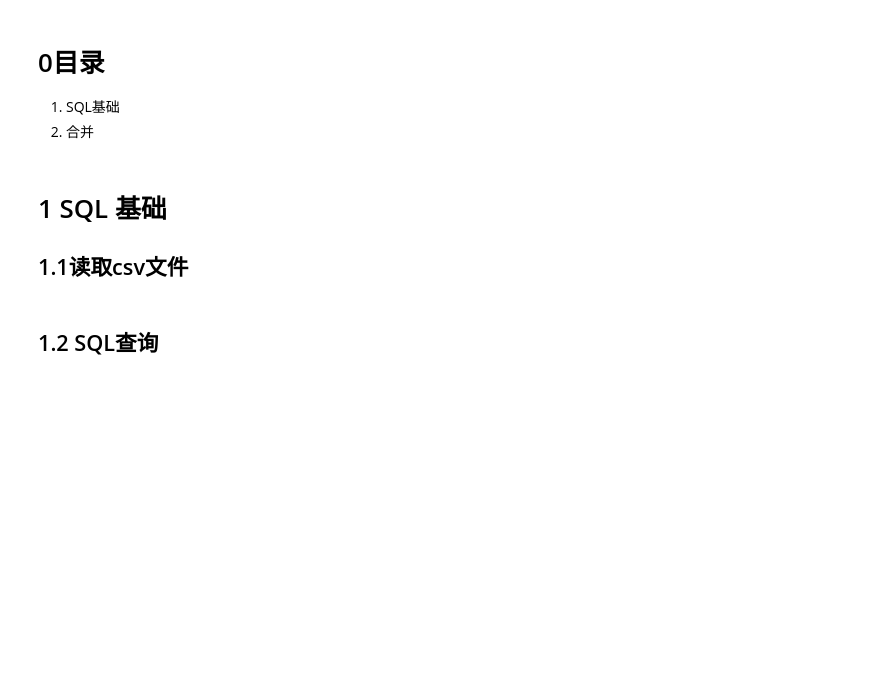
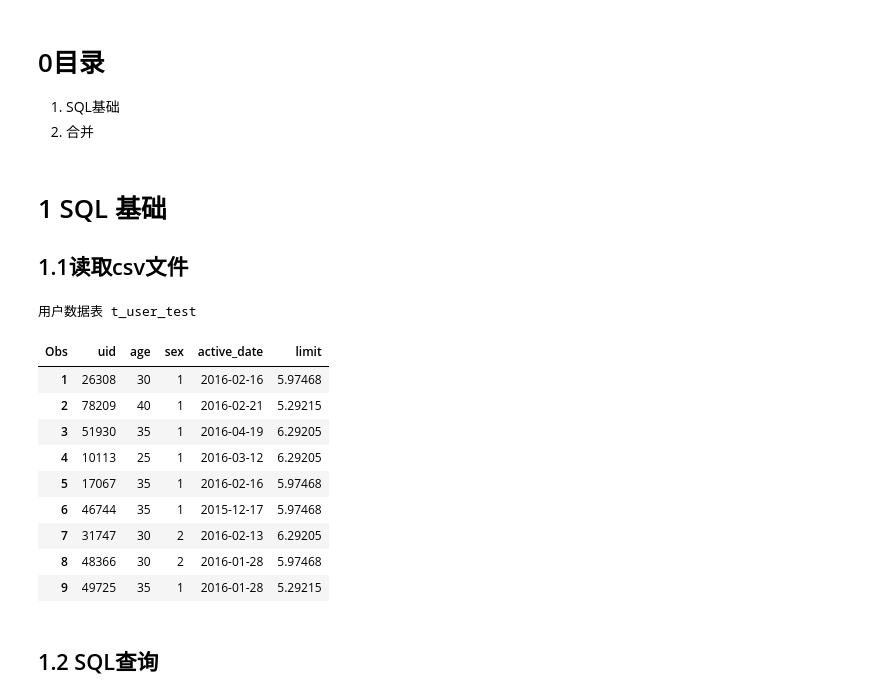
Before and after one commit to yjwang1314/sas, a Jupyter notebook: SQL Tutorial.ipynb, the cells around one changed output. Saved outputs shown, nothing was run; the diff lists cells and outputs as text; code cells hidden in the pictures; blank space fills up the shorter version.

```diff
--- a/SQL Tutorial.ipynb
+++ b/SQL Tutorial.ipynb
@@ -7,17 +7,29 @@
 ## 1.1读取csv文件
 # %%
 data  t_user_test;
-    infile 't_user_test.csv' dlm=',' firstobs = 2;
+    infile 'data/t_user_test.csv' dlm=',' firstobs = 2;
     input uid
         age
         sex
         active_date $10.
         limit;
 run;
 
 proc print data=t_user_test;
     title '用户数据表 t_user_test';
 run;
+# %% [output]
+用户数据表 t_user_test
+| Obs | uid | age | sex | active_date | limit |
+| 1 | 26308 | 30 | 1 | 2016-02-16 | 5.97468 |
+| 2 | 78209 | 40 | 1 | 2016-02-21 | 5.29215 |
+| 3 | 51930 | 35 | 1 | 2016-04-19 | 6.29205 |
+| 4 | 10113 | 25 | 1 | 2016-03-12 | 6.29205 |
+| 5 | 17067 | 35 | 1 | 2016-02-16 | 5.97468 |
+| 6 | 46744 | 35 | 1 | 2015-12-17 | 5.97468 |
+| 7 | 31747 | 30 | 2 | 2016-02-13 | 6.29205 |
+| 8 | 48366 | 30 | 2 | 2016-01-28 | 5.97468 |
+| 9 | 49725 | 35 | 1 | 2016-01-28 | 5.29215 |
 # %% [markdown]
 ## 1.2 SQL查询
 # %%
```
Also changed, not shown: parts of 12 cells of this notebook, 1 other file.
